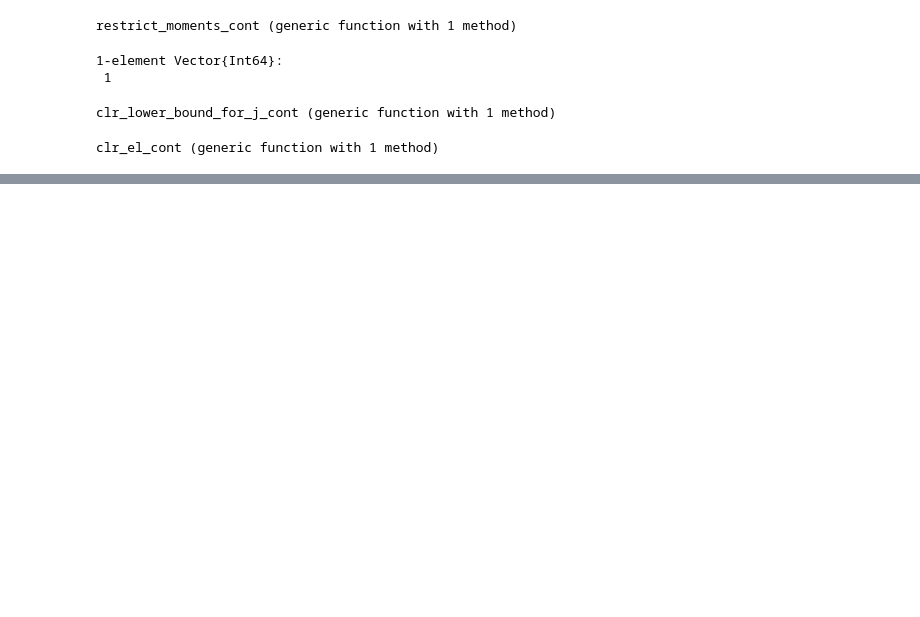
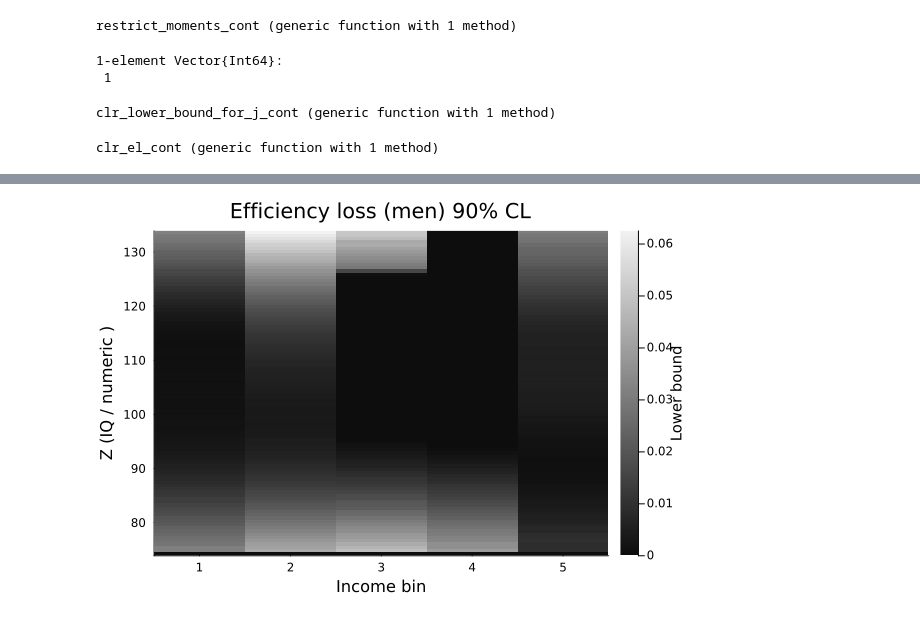
Before and after one commit to jorditorres1098/TSE-2025-2026, a Jupyter notebook: set_identification/mhg_replication.ipynb, the cells around one changed output, grey strips where cells are left out. Cells and saved outputs as stored; diff of their text form; code cells hidden in the pictures; blank space fills up the shorter version.

```diff
--- a/set_identification/mhg_replication.ipynb
+++ b/set_identification/mhg_replication.ipynb
@@ -1074,0 +1093,12 @@ results= [clr_el_cont(i,:c_iq_NIQ, :postsec_stem2, 4, 500; R=2000, rng=Random.de
+# %%
+heatmap(
+    1:B, zgrid, el_men;
+    xlabel = "Income bin",
+    ylabel = "Z (IQ / numeric )",
+    title  = "Efficiency loss (men) 90% CL",
+    color  = :grays,
+    clims  = (0, maximum(el_men)),
+    colorbar_title = "Lower bound"
+)
+# %% [output]
+[figure, added]
```
Also changed, not shown: parts of 14 cells of this notebook.
